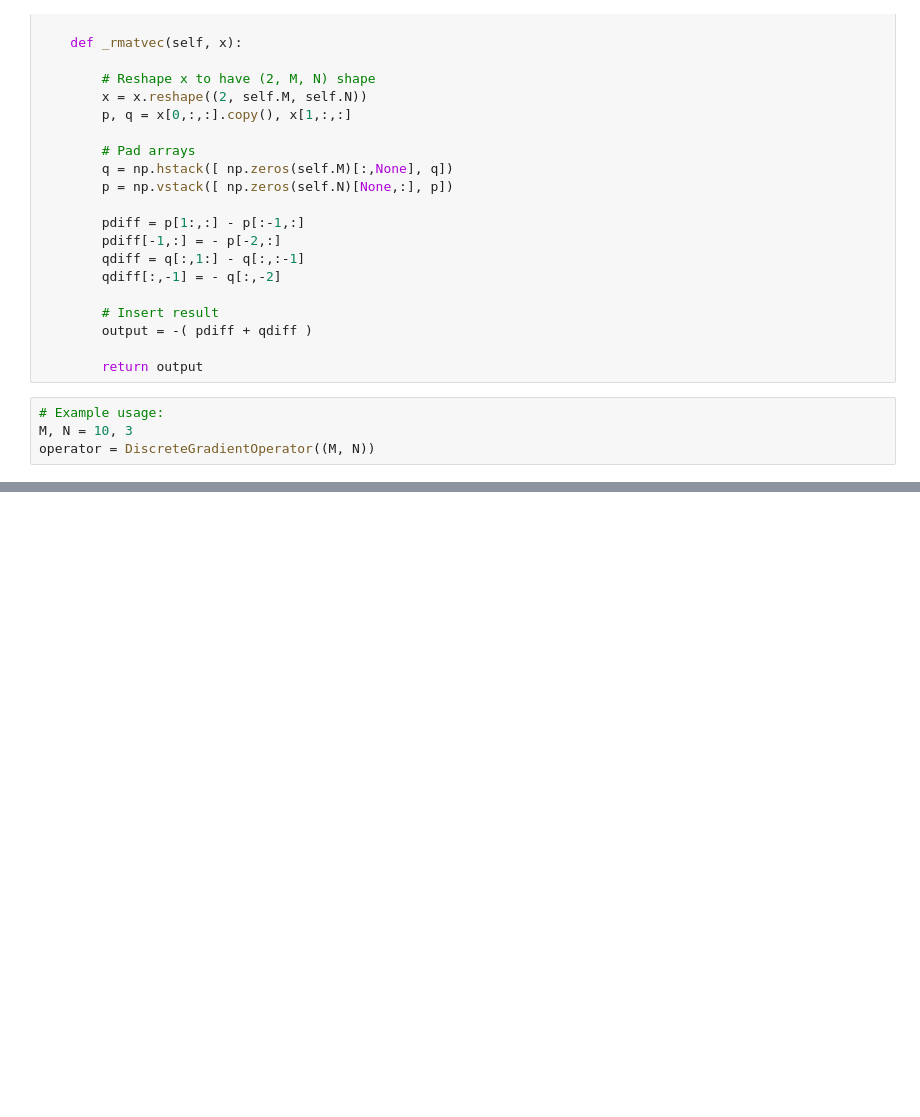
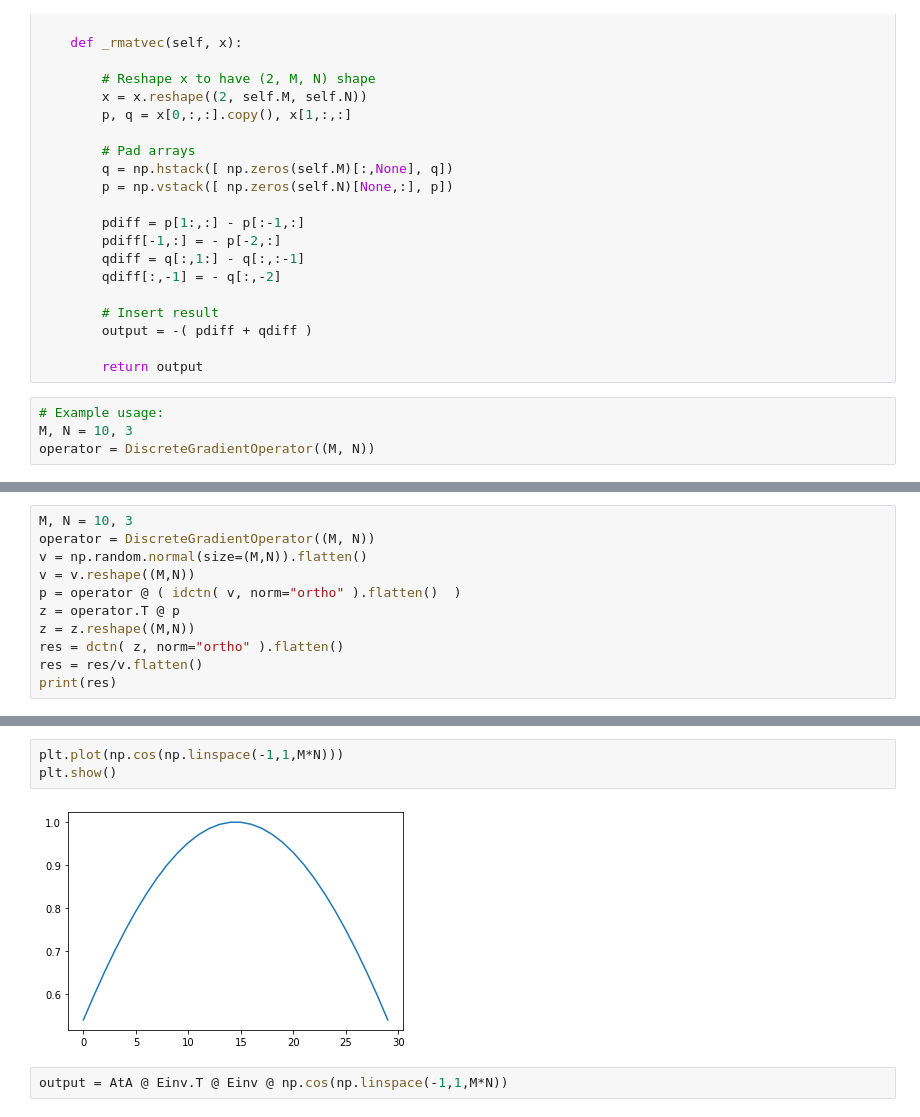
Before and after one commit to henrymorris120/Interferometry-and-Phase-Unwrapping-Research, a Jupyter notebook: dev/ghiglia/gradient_operator.ipynb, the cells around one changed output, grey strips where cells are left out. Cells and saved outputs as stored; diff of their text form; blank space fills up the shorter version.

```diff
--- a/dev/ghiglia/gradient_operator.ipynb
+++ b/dev/ghiglia/gradient_operator.ipynb
@@ -58,0 +77,11 @@ for j in range(10):
+# %%
+M, N = 10, 3
+operator = DiscreteGradientOperator((M, N))
+v = np.random.normal(size=(M,N)).flatten()
+v = v.reshape((M,N))
+p = operator @ ( idctn( v, norm="ortho" ).flatten()  )
+z = operator.T @ p
+z = z.reshape((M,N))
+res = dctn( z, norm="ortho" ).flatten()
+res = res/v.flatten()
+print(res)
@@ -58,0 +171,7 @@ for j in range(10):
+# %%
+plt.plot(np.cos(np.linspace(-1,1,M*N)))
+plt.show()
+# %% [output]
+[figure, added]
+# %%
+output = AtA @ Einv.T @ Einv @ np.cos(np.linspace(-1,1,M*N))
```
Also changed, not shown: parts of 21 cells of this notebook, 8 other files.
